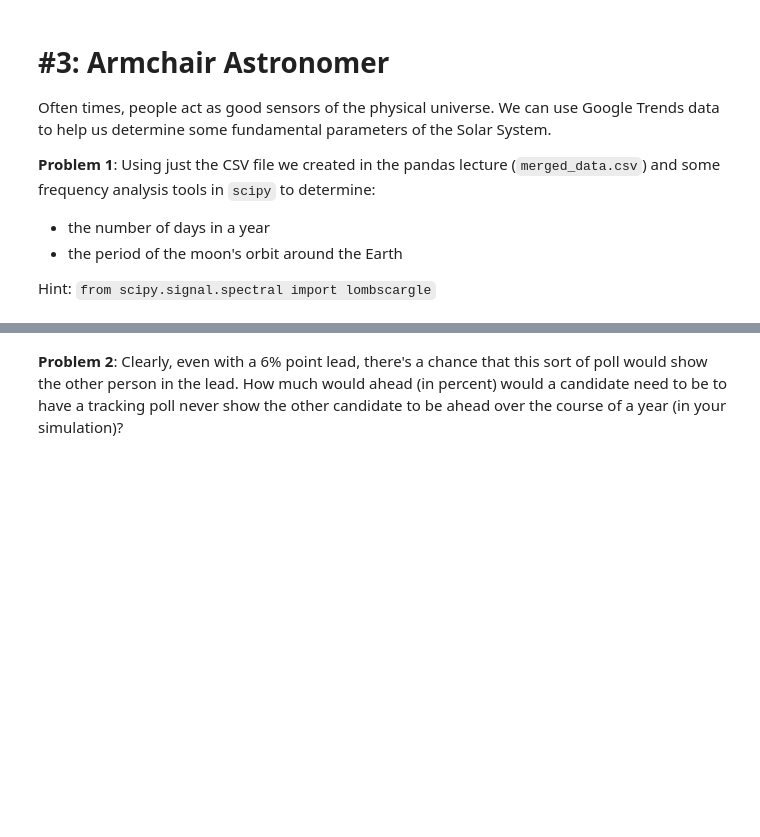
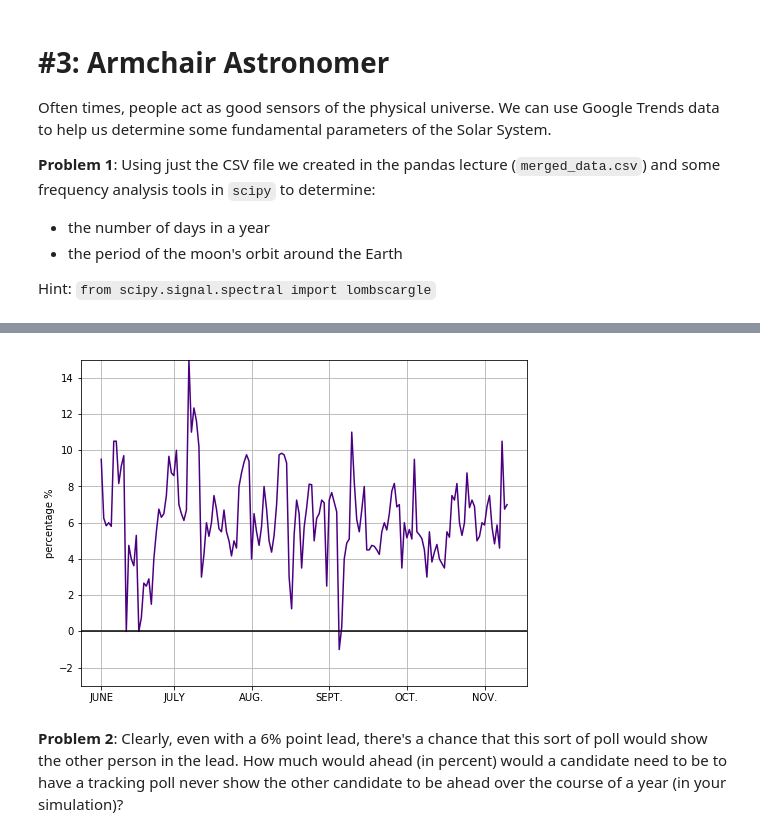
Before and after one commit to carinacheng/python-ay250-homework, a Jupyter notebook: hw1/hw_1_assignment.ipynb, the cells around one changed output, grey strips where cells are left out. Saved outputs shown, nothing was run; the diff lists cells and outputs as text; code cells hidden in the pictures; blank space fills up the shorter version.

```diff
--- a/hw1/hw_1_assignment.ipynb
+++ b/hw1/hw_1_assignment.ipynb
@@ -431,2 +429,37 @@ https://twitter.com/NateSilver538/status/769565612955824128
+# %%
+import pandas as pd
+import numpy as np
+
+# Important numbers
+lead = 6
+day_roll = 5
+npolls_day = 200
+ndays = 30+31+31+30+31+10 # number of days from Jun-Nov
+
+def poll(lead, ndays, npolls_day):
+    # Generate data
+    data = []
+    percentages = []
+    for s in range(ndays): # loop over days
+        values = np.round(np.random.rand(npolls_day)) # 1's and 0's
+        data.extend(values)
+        percentage = (np.sum(data)/len(data))
+        percentages.append(percentage)
+        if ((s+1) % day_roll == 0):
+            data = [] # clear every 5 days
+    percentages = np.array(percentages)
+    return percentages*100-50+lead
+
+# Plot
+plt.figure(figsize=(8,6))
+plt.plot(poll(lead, ndays, npolls_day),'indigo')
+plt.axhline(y=0, color='k')
+plt.ylim(-3,15)
+plt.ylabel('percentage %')
+plt.xticks([0,29,60,91,122,153],['JUNE','JULY','AUG.','SEPT.','OCT.','NOV.'])
+plt.grid()
+plt.show()
+# %% [output]
+[figure, added]
 # %% [markdown]
 **Problem 2**: Clearly, even with a 6% point lead, there's a chance that this sort of poll would show the other person in the lead. How much would ahead (in percent) would a candidate need to be to have a tracking poll never show the other candidate to be ahead over the course of a year (in your simulation)?
```
Also changed, not shown: parts of 9 cells of this notebook.
